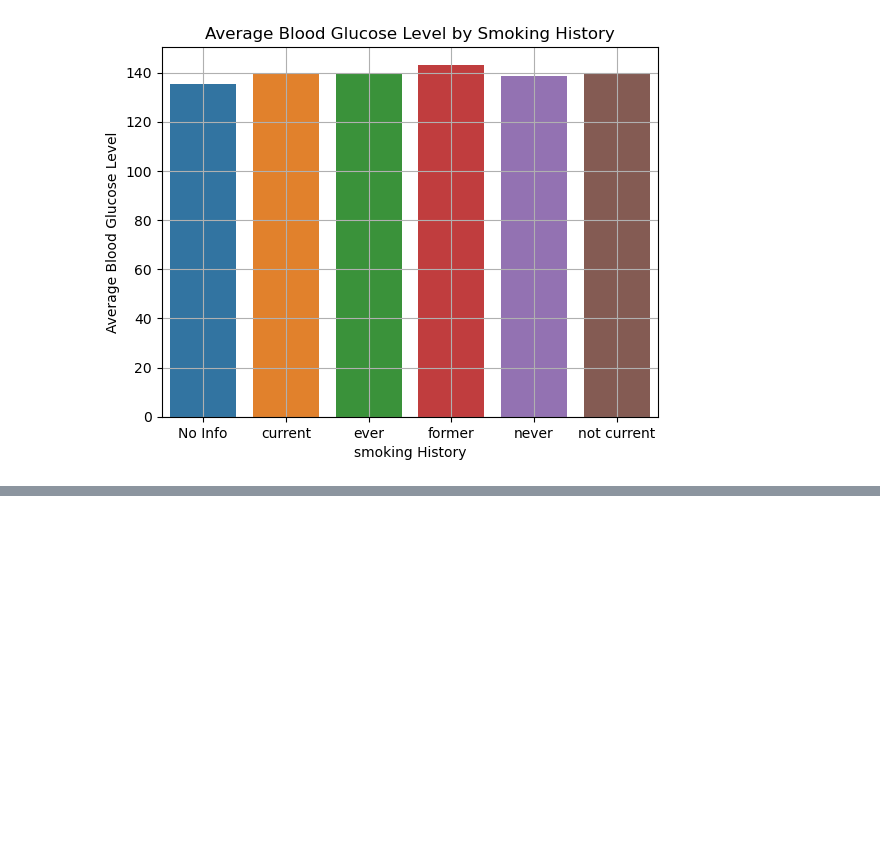
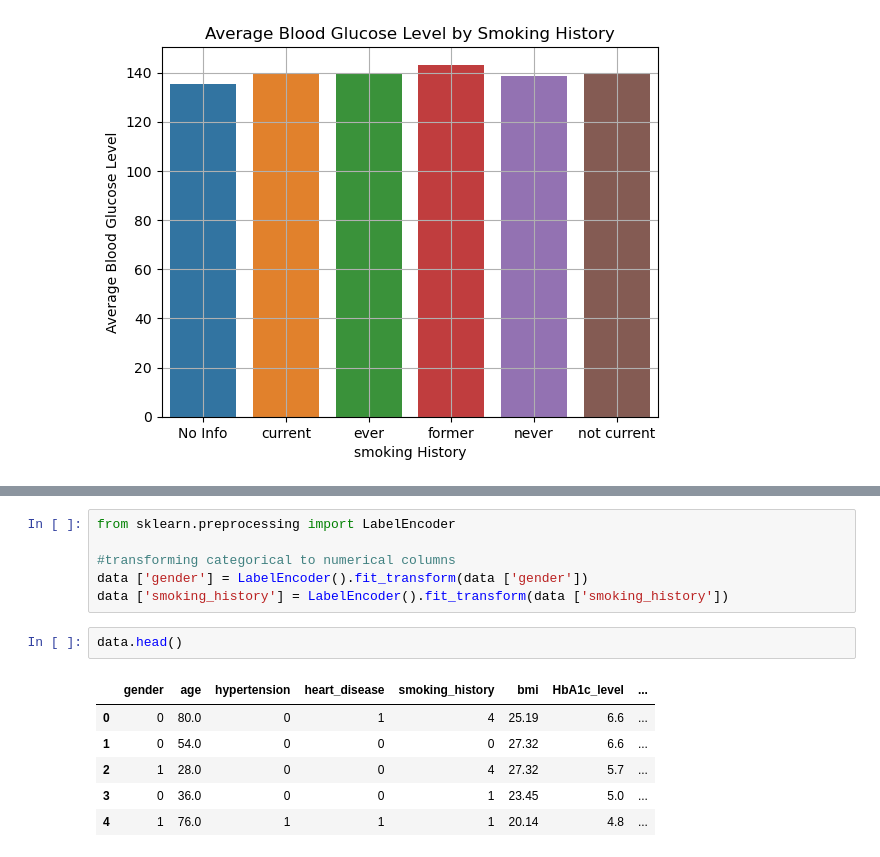
Before and after one commit to jagadabhijaswanth132/Diabetic-prediction-using-multiple-machine-learning-algorithms, a Jupyter notebook: Diabetic_prediction_using_multiple_machine_learning_algorithms.ipynb, the cells around one changed output, grey strips where cells are left out. Cells and saved outputs as stored; diff of their text form; blank space fills up the shorter version.

```diff
--- a/Diabetic_prediction_using_multiple_machine_learning_algorithms.ipynb
+++ b/Diabetic_prediction_using_multiple_machine_learning_algorithms.ipynb
@@ -108,0 +118,15 @@ plt.show()
+# %%
+from sklearn.preprocessing import LabelEncoder
+
+#transforming categorical to numerical columns
+data ['gender'] = LabelEncoder().fit_transform(data ['gender'])
+data ['smoking_history'] = LabelEncoder().fit_transform(data ['smoking_history'])
+# %%
+data.head()
+# %% [output]
+|  | gender | age | hypertension | heart_disease | smoking_history | bmi | HbA1c_level | ... |
+| 0 | 0 | 80.0 | 0 | 1 | 4 | 25.19 | 6.6 | ... |
+| 1 | 0 | 54.0 | 0 | 0 | 0 | 27.32 | 6.6 | ... |
+| 2 | 1 | 28.0 | 0 | 0 | 4 | 27.32 | 5.7 | ... |
+| 3 | 0 | 36.0 | 0 | 0 | 1 | 23.45 | 5.0 | ... |
+| 4 | 1 | 76.0 | 1 | 1 | 1 | 20.14 | 4.8 | ... |
```
Also changed, not shown: parts of 1 cell of this notebook.
